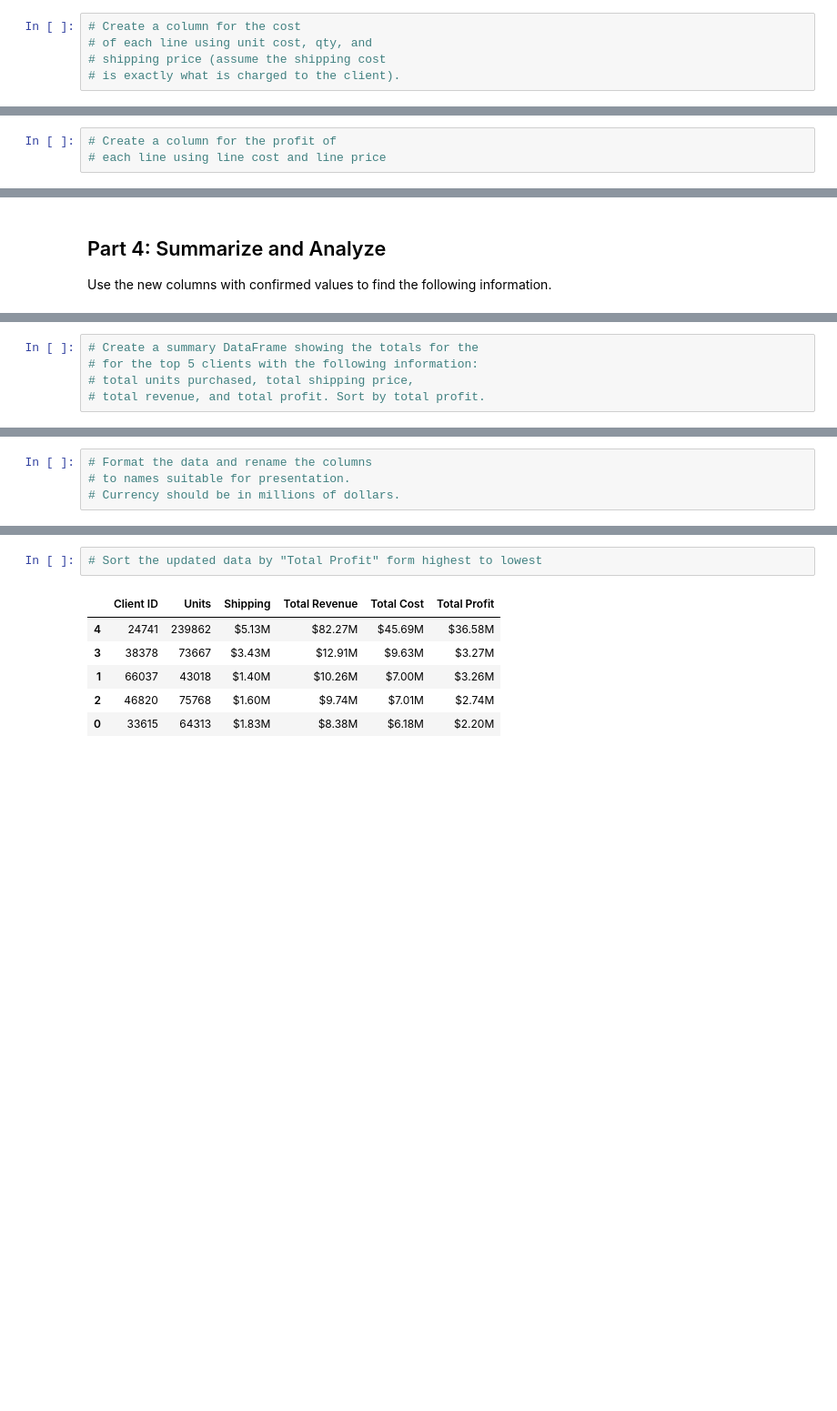
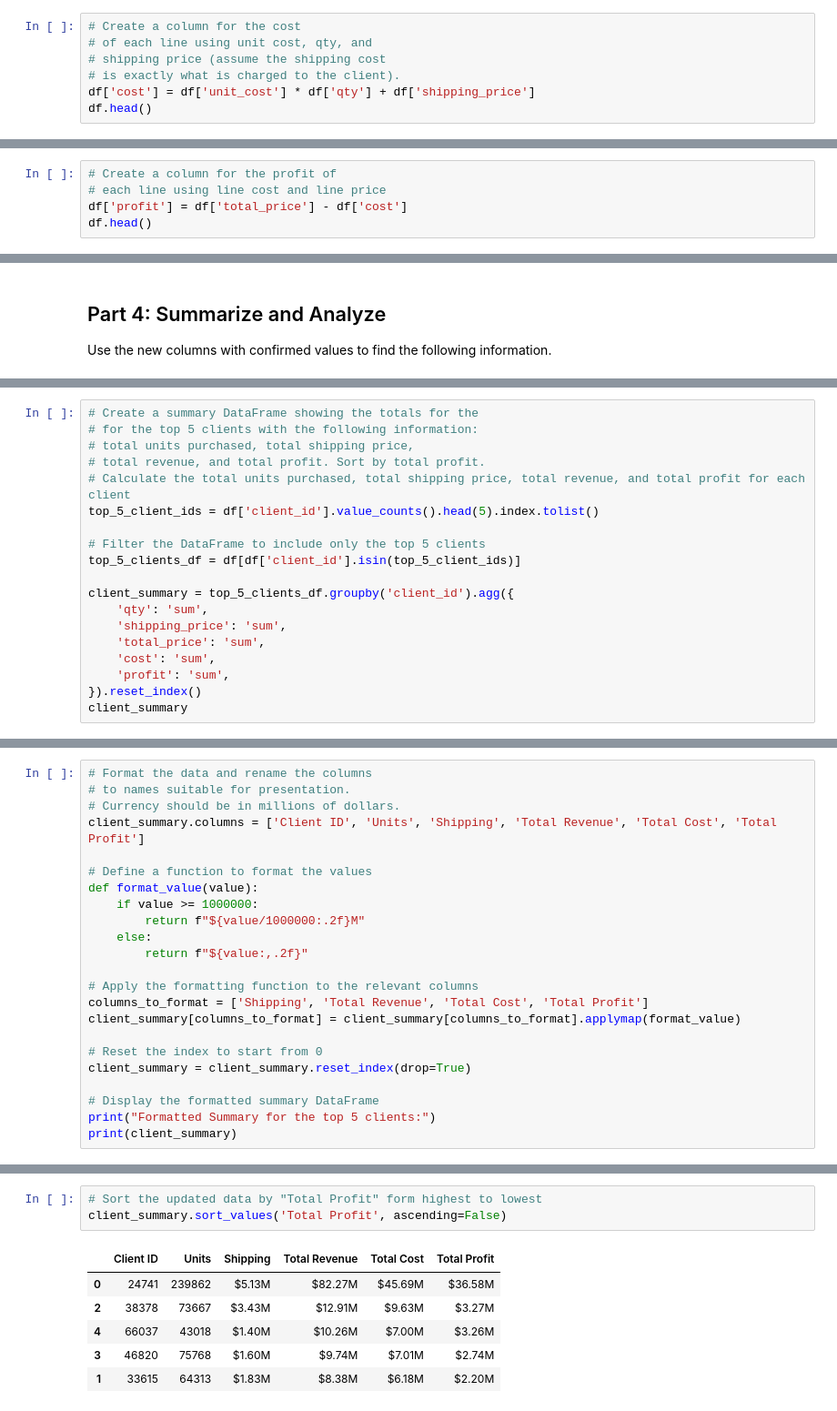
Before and after one commit to eporter13/pandas-challenge-1, a Jupyter notebook: module_4_challenge.ipynb, the cells around one changed output, grey strips where cells are left out. Shown: that part at 91% size. Drawn from its saved outputs; the diff is of its cells as text; blank space fills up the shorter version.

```diff
--- a/module_4_challenge.ipynb
+++ b/module_4_challenge.ipynb
@@ -155,6 +164,8 @@ Do we know that this client spent the more money than client 66037? If not, how
 # of each line using unit cost, qty, and
 # shipping price (assume the shipping cost
 # is exactly what is charged to the client).
+df['cost'] = df['unit_cost'] * df['qty'] + df['shipping_price']
+df.head()
 # %% [output]
 |  | first | last | job | phone | email | client_id | order_id | order_date | order_week | order_year | ... |
 | 0 | Donald | Harding | Immunologist | 793-904-7725x39308 | harding.donald.7185@sullivan.com | 58515 | 8953482 | 2023-04-28 | 17 | 2023 | ... |
@@ -164,6 +177,8 @@ Do we know that this client spent the more money than client 66037? If not, how
 # %%
 # Create a column for the profit of
 # each line using line cost and line price
+df['profit'] = df['total_price'] - df['cost']
+df.head()
 # %% [output]
 |  | first | last | job | phone | email | client_id | order_id | order_date | order_week | order_year | ... |
 | 0 | Donald | Harding | Immunologist | 793-904-7725x39308 | harding.donald.7185@sullivan.com | 58515 | 8953482 | 2023-04-28 | 17 | 2023 | ... |
@@ -202,4 +243,18 @@ Use the new columns with confirmed values to find the following information.
 # for the top 5 clients with the following information:
 # total units purchased, total shipping price,
 # total revenue, and total profit. Sort by total profit.
+# Calculate the total units purchased, total shipping price, total revenue, and total profit for each client
+top_5_client_ids = df['client_id'].value_counts().head(5).index.tolist()
+
+# Filter the DataFrame to include only the top 5 clients
+top_5_clients_df = df[df['client_id'].isin(top_5_client_ids)]
+
+client_summary = top_5_clients_df.groupby('client_id').agg({
+    'qty': 'sum',
+    'shipping_price': 'sum',
+    'total_price': 'sum',
+    'cost': 'sum',
+    'profit': 'sum',
+}).reset_index()
+client_summary
 # %% [output]
@@ -213,3 +268,22 @@ Use the new columns with confirmed values to find the following information.
 # Format the data and rename the columns
 # to names suitable for presentation.
 # Currency should be in millions of dollars.
+client_summary.columns = ['Client ID', 'Units', 'Shipping', 'Total Revenue', 'Total Cost', 'Total Profit']
+
+# Define a function to format the values
+def format_value(value):
+    if value >= 1000000:
+        return f"${value/1000000:.2f}M"
+    else:
+        return f"${value:,.2f}"
+
+# Apply the formatting function to the relevant columns
+columns_to_format = ['Shipping', 'Total Revenue', 'Total Cost', 'Total Profit']
+client_summary[columns_to_format] = client_summary[columns_to_format].applymap(format_value)
+
+# Reset the index to start from 0
+client_summary = client_summary.reset_index(drop=True)
+
+# Display the formatted summary DataFrame
+print("Formatted Summary for the top 5 clients:")
+print(client_summary)
@@ -216,9 +298,10 @@ Use the new columns with confirmed values to find the following information.
 # %%
 # Sort the updated data by "Total Profit" form highest to lowest
+client_summary.sort_values('Total Profit', ascending=False)
 # %% [output]
 |  | Client ID | Units | Shipping | Total Revenue | Total Cost | Total Profit |
-| 4 | 24741 | 239862 | $5.13M | $82.27M | $45.69M | $36.58M |
-| 3 | 38378 | 73667 | $3.43M | $12.91M | $9.63M | $3.27M |
-| 1 | 66037 | 43018 | $1.40M | $10.26M | $7.00M | $3.26M |
-| 2 | 46820 | 75768 | $1.60M | $9.74M | $7.01M | $2.74M |
-| 0 | 33615 | 64313 | $1.83M | $8.38M | $6.18M | $2.20M |
+| 0 | 24741 | 239862 | $5.13M | $82.27M | $45.69M | $36.58M |
+| 2 | 38378 | 73667 | $3.43M | $12.91M | $9.63M | $3.27M |
+| 4 | 66037 | 43018 | $1.40M | $10.26M | $7.00M | $3.26M |
+| 3 | 46820 | 75768 | $1.60M | $9.74M | $7.01M | $2.74M |
+| 1 | 33615 | 64313 | $1.83M | $8.38M | $6.18M | $2.20M |
```
Also changed, not shown: parts of 17 cells of this notebook.
